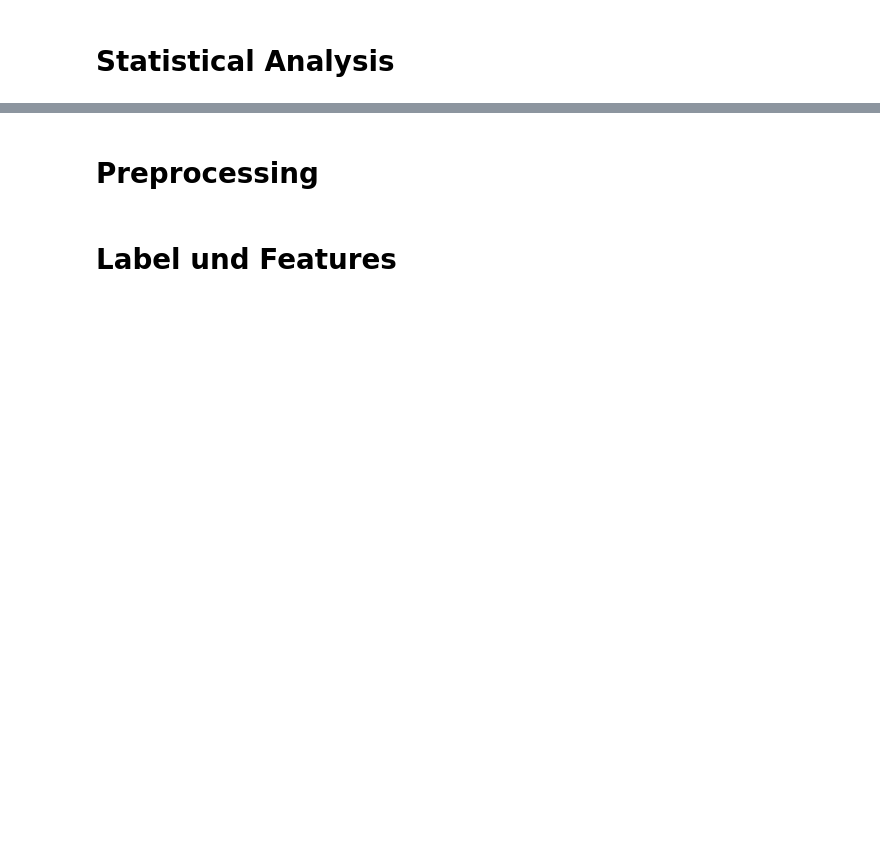
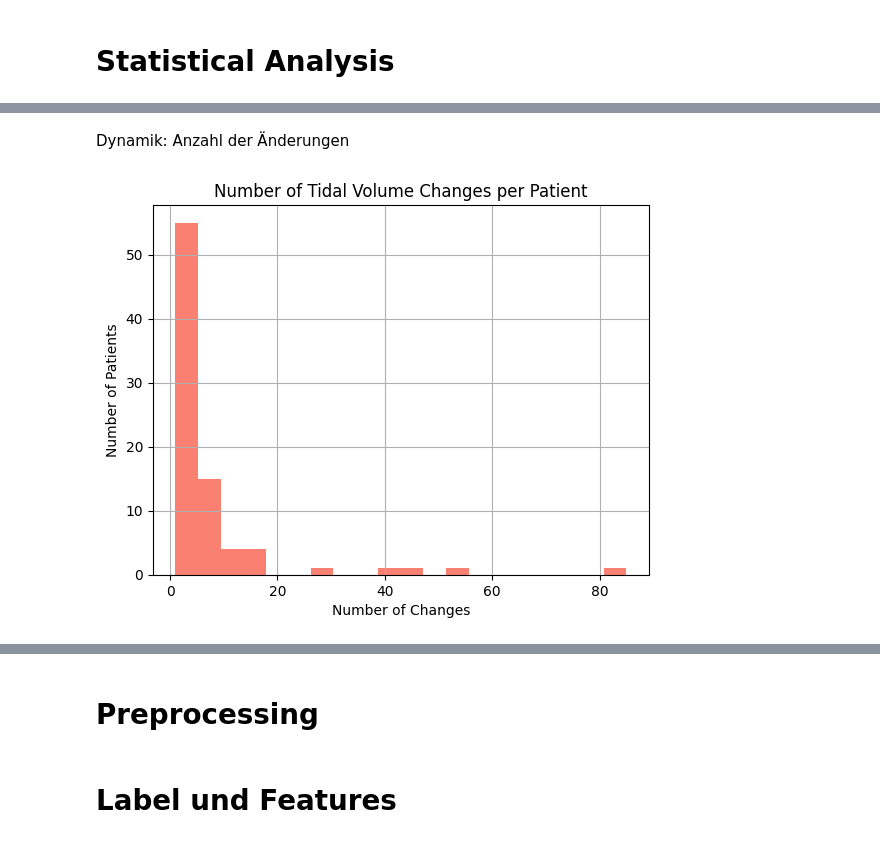
Before and after one commit to KarinaKatke/HiRiD, a Jupyter notebook: getting_started.ipynb, the cells around one changed output, grey strips where cells are left out. Cells and saved outputs as stored; diff of their text form; code cells hidden in the pictures; blank space fills up the shorter version.

```diff
--- a/getting_started.ipynb
+++ b/getting_started.ipynb
@@ -399,0 +356,18 @@ plot_tidal_volume_distribution(df_part)
+# %% [markdown]
+Dynamik: Anzahl der Änderungen
+# %%
+# Beispiel: Anzahl Tidalvolumen-Wechsel pro Patient
+tv_data = tv_data.sort_values(by=["patientid", "datetime"])
+tv_data['tv_shifted'] = tv_data.groupby('patientid')['value'].shift(1)
+tv_data['changed'] = tv_data['value'] != tv_data['tv_shifted']
+
+# Nur Zeilen zählen, bei denen sich der Wert ändert
+change_counts = tv_data.groupby('patientid')['changed'].sum()
+plt.hist(change_counts, bins=20, color='salmon')
+plt.title("Number of Tidal Volume Changes per Patient")
+plt.xlabel("Number of Changes")
+plt.ylabel("Number of Patients")
+plt.grid(True)
+plt.show()
+# %% [output]
+[figure, added]
```
Also changed, not shown: parts of 22 cells of this notebook.
